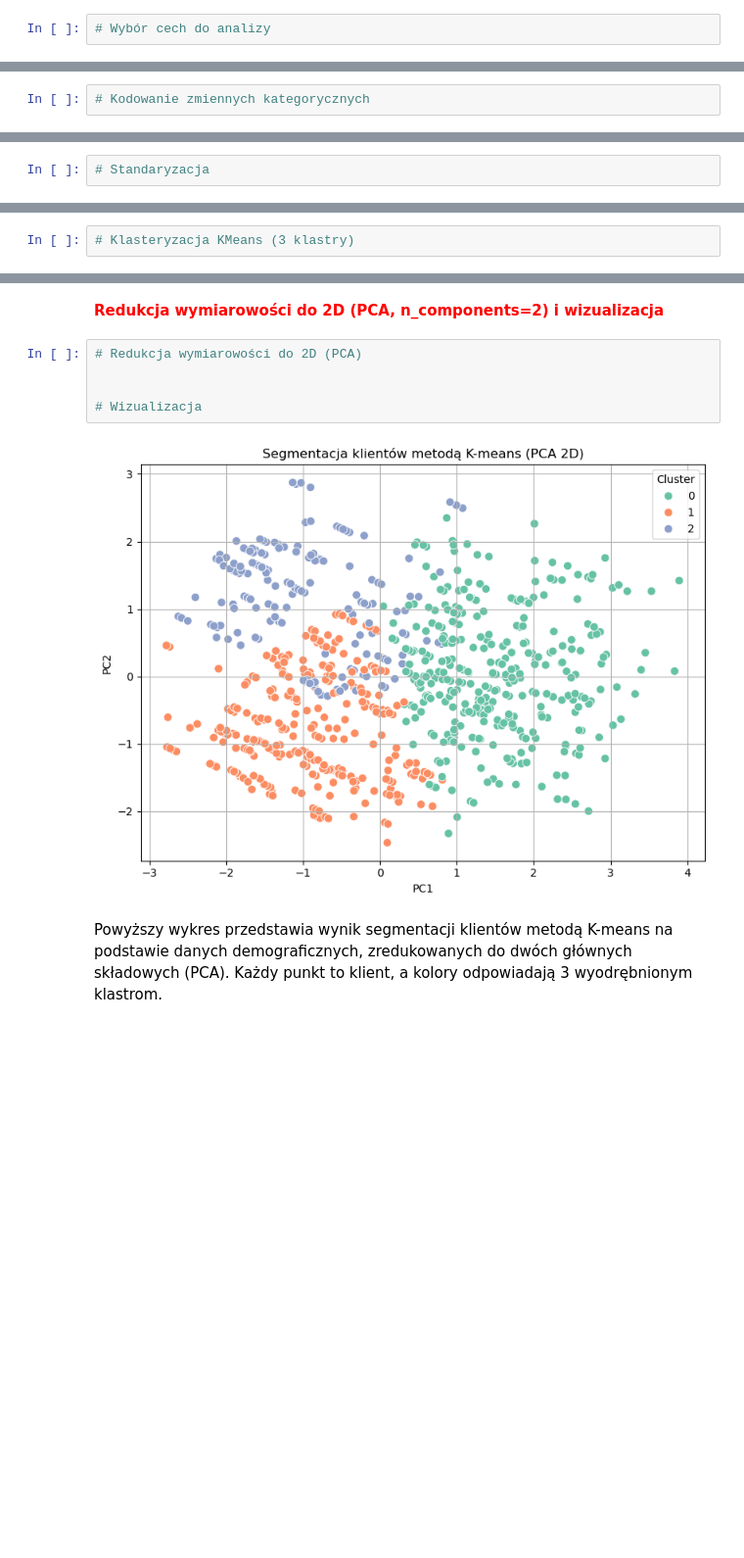
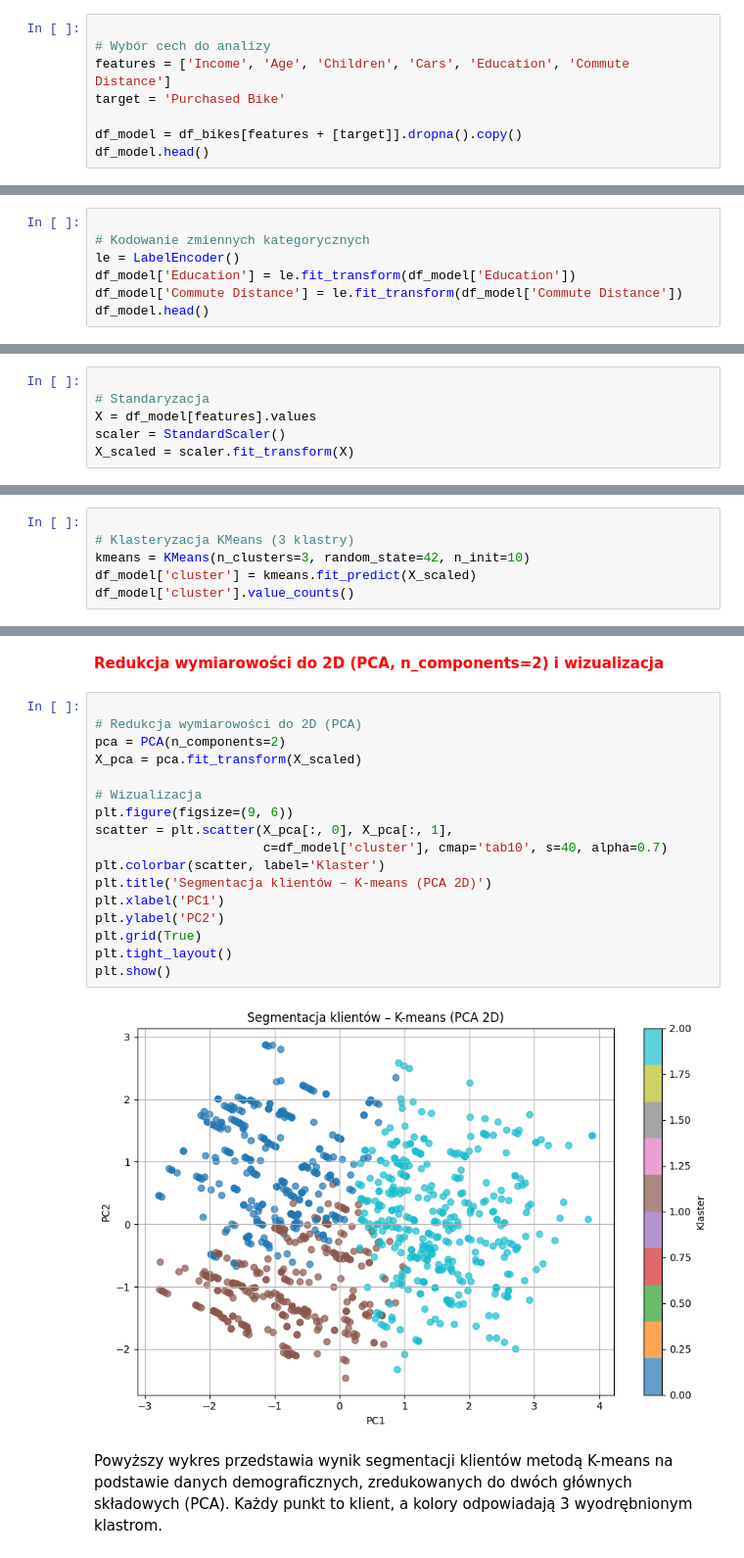
Before and after one commit to MattyMroz/ML, a Jupyter notebook: Lab11/Zadanie.ipynb, the cells around one changed output, grey strips where cells are left out. Shown at 98% size. Saved outputs shown, nothing was run; the diff lists cells and outputs as text; blank space fills up the shorter version.

```diff
--- a/Lab11/Zadanie.ipynb
+++ b/Lab11/Zadanie.ipynb
@@ -67,4 +72,10 @@ df_bikes.head()
 # %% [markdown]
 <span style="color: red; font-weight: bold;">Wybór cech do analizy</span>
 # %%
+
 # Wybór cech do analizy
+features = ['Income', 'Age', 'Children', 'Cars', 'Education', 'Commute Distance']
+target = 'Purchased Bike'
+
+df_model = df_bikes[features + [target]].dropna().copy()
+df_model.head()
@@ -71,4 +89,9 @@ df_bikes.head()
 # %% [markdown]
 <span style="color: red; font-weight: bold;">Kodowanie zmiennych kategorycznych</span>
 # %%
+
 # Kodowanie zmiennych kategorycznych
+le = LabelEncoder()
+df_model['Education'] = le.fit_transform(df_model['Education'])
+df_model['Commute Distance'] = le.fit_transform(df_model['Commute Distance'])
+df_model.head()
@@ -75,8 +105,16 @@ df_bikes.head()
 # %% [markdown]
 <span style="color: red; font-weight: bold;">Standaryzacja</span>
 # %%
+
 # Standaryzacja
+X = df_model[features].values
+scaler = StandardScaler()
+X_scaled = scaler.fit_transform(X)
 # %% [markdown]
 <span style="color: red; font-weight: bold;">Klasteryzacja KMeans (3 klastry)</span>
 # %%
+
 # Klasteryzacja KMeans (3 klastry)
+kmeans = KMeans(n_clusters=3, random_state=42, n_init=10)
+df_model['cluster'] = kmeans.fit_predict(X_scaled)
+df_model['cluster'].value_counts()
@@ -83,12 +127,24 @@ df_bikes.head()
 # %% [markdown]
 <span style="color: red; font-weight: bold;">Redukcja wymiarowości do 2D (PCA, n_components=2) i wizualizacja</span>
 # %%
+
 # Redukcja wymiarowości do 2D (PCA)
-
+pca = PCA(n_components=2)
+X_pca = pca.fit_transform(X_scaled)
 
 # Wizualizacja
+plt.figure(figsize=(9, 6))
+scatter = plt.scatter(X_pca[:, 0], X_pca[:, 1],
+                      c=df_model['cluster'], cmap='tab10', s=40, alpha=0.7)
+plt.colorbar(scatter, label='Klaster')
+plt.title('Segmentacja klientów – K-means (PCA 2D)')
+plt.xlabel('PC1')
+plt.ylabel('PC2')
+plt.grid(True)
+plt.tight_layout()
+plt.show()
 # %% [output]
-[figure, old version]
+[figure, new version]
 # %% [markdown]
 Powyższy wykres przedstawia wynik segmentacji klientów metodą K-means na podstawie danych demograficznych, zredukowanych do dwóch głównych składowych (PCA). Każdy punkt to klient, a kolory odpowiadają 3 wyodrębnionym klastrom.
 # %% [markdown]
```
Also changed, not shown: parts of 11 cells of this notebook, 1 other file.
